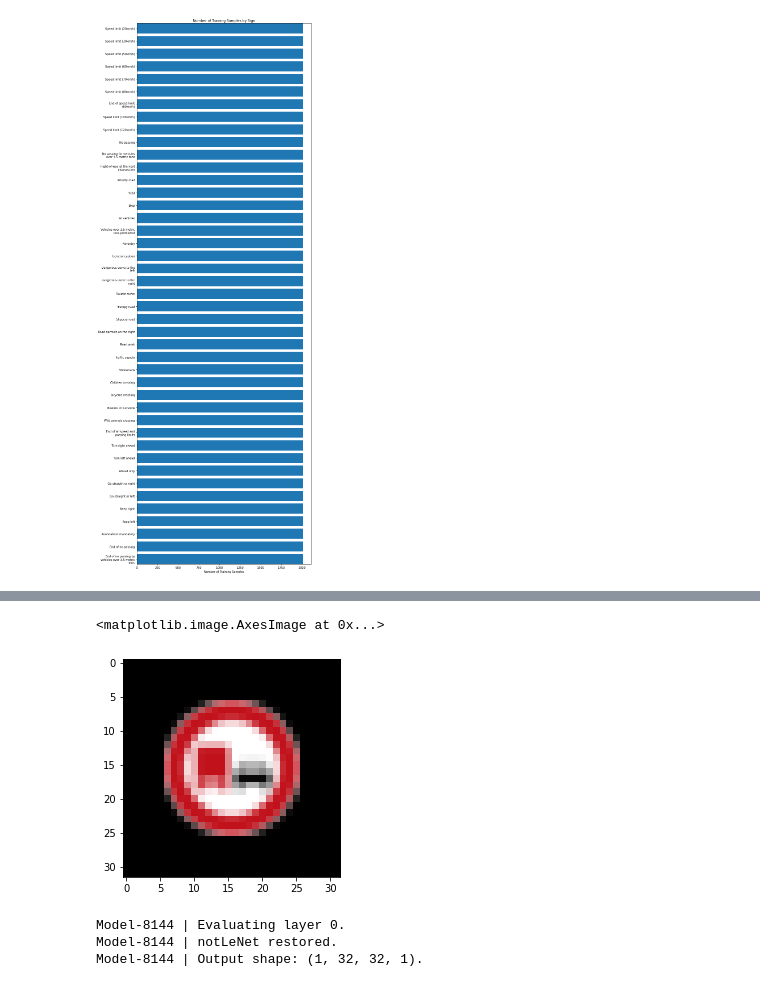
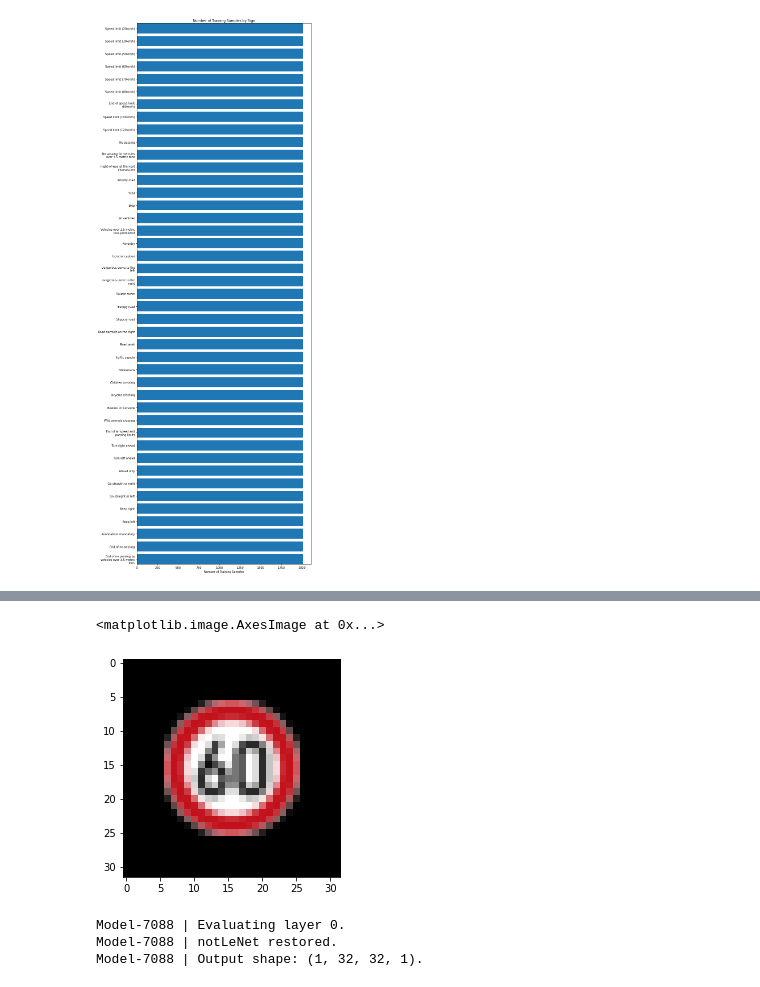
Before and after one commit to ben-blazado/CarND-Traffic-Sign-Classifier-Project, a Jupyter notebook: test.ipynb, the cells around one changed output, grey strips where cells are left out. Saved outputs shown, nothing was run; the diff lists cells and outputs as text; code cells hidden in the pictures.

Commit message:
functional model works

```diff
--- a/test.ipynb
+++ b/test.ipynb
@@ -119,7 +119,7 @@ class TrafficSignsDataset:
 
         return
 
-    def loadFolder(self, folder_name, pad=True):
+    def loadFolder(self, folder_name):
 
         msg = "Loading signs from {}..."
         self.logger.log(msg.format(folder_name))
@@ -138,12 +138,14 @@ class TrafficSignsDataset:
 
             pil_img = Image.open(pathname).convert('RGB')
 
-            if pad:
-                pil_img20x20 = pil_img.resize((20, 20), Image.BILINEAR)
-                img = np.pad (np.array(pil_img20x20), [(6, 6), (6, 6), (0, 0)])
-            else:
-                pil_img32x32 = pil_img.resize((32, 32), Image.BILINEAR)
-                img = np.array(pil_img32x32)
+            pil_img20x20 = pil_img.resize((20, 20), Image.BILINEAR)
+            img = np.pad (np.array(pil_img20x20), [(6, 6), (6, 6), (0, 0)])
+
+            '''
+            #if not padding, use:
+            pil_img32x32 = pil_img.resize((32, 32), Image.BILINEAR)
+            img = np.array(pil_img32x32)
+            '''
 
             labels.append(classId)
             images.append(img)
@@ -1112,14 +1134,14 @@ Model-8144 | Test accuracy: 1.000.
 # %%
-plt.imshow(wiki_traffic_signs.org_X[0])
+plt.imshow(wiki_traffic_signs.org_X[7])
 # %% [output]
 <matplotlib.image.AxesImage at 0x...>
-[figure, old version]
+[figure, new version]
 # %%
-layer_outputs = notLenet.eval_layer(0, wiki_traffic_signs.X[0])
+layer_outputs = notLenet.eval_layer(0, wiki_traffic_signs.X[7])
 # %% [output]
-Model-8144 | Evaluating layer 0.
-Model-8144 | notLeNet restored.
-Model-8144 | Output shape: (1, 32, 32, 1).
+Model-7088 | Evaluating layer 0.
+Model-7088 | notLeNet restored.
+Model-7088 | Output shape: (1, 32, 32, 1).
 # %%
 vwr.imShowConvOutputs(layer_outputs)
 # %% [output]
```
Also changed, not shown: parts of 25 cells of this notebook, 4 other files.
